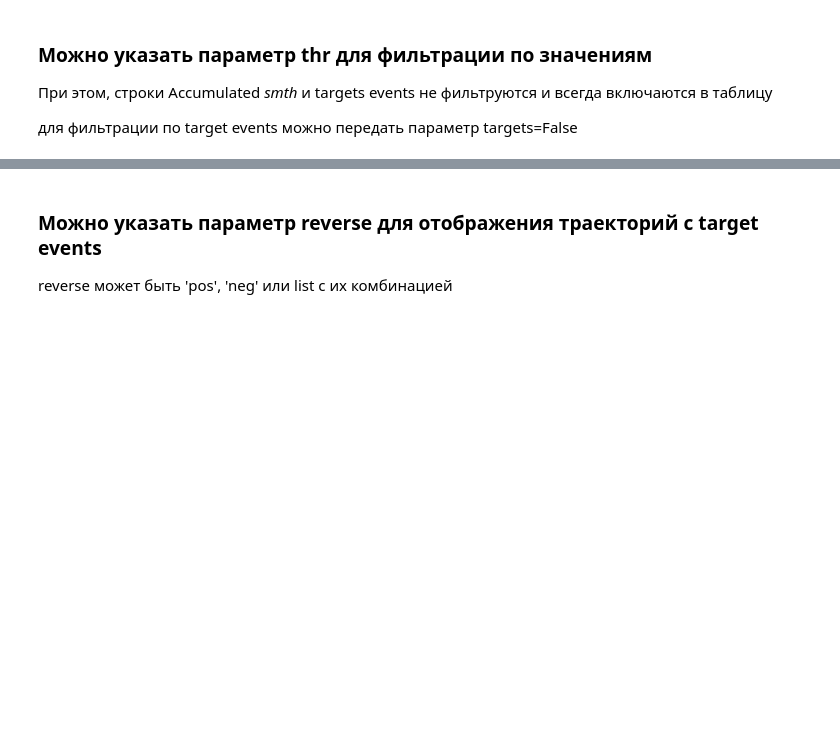
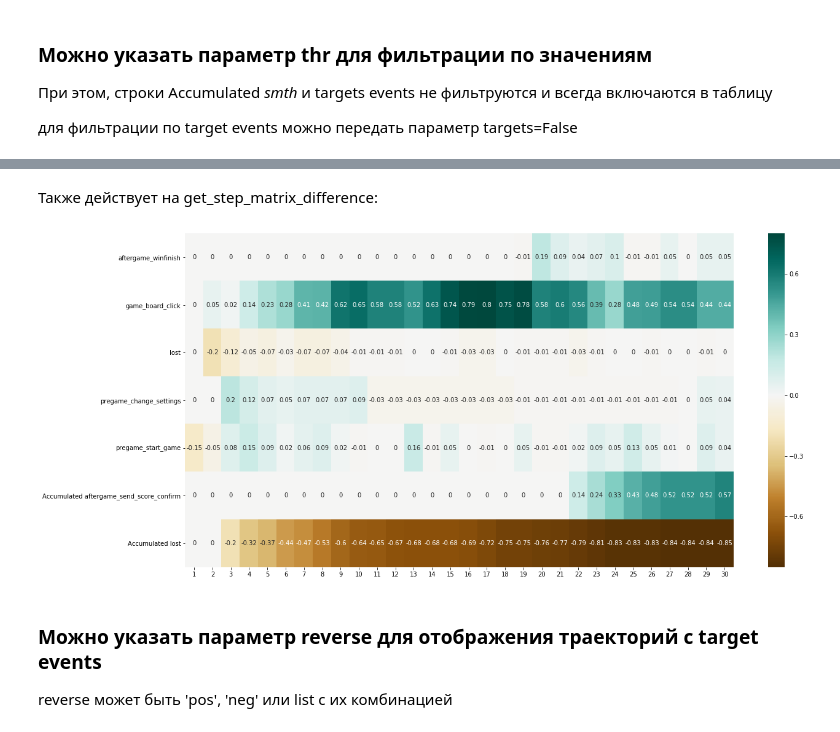
Before and after one commit to retentioneering/retentioneering-tools, a Jupyter notebook: examples/simulator.ipynb, the cells around one changed output, grey strips where cells are left out. Drawn from its saved outputs; the diff is of its cells as text; code cells hidden in the pictures; blank space fills up the shorter version.

```diff
--- a/examples/simulator.ipynb
+++ b/examples/simulator.ipynb
@@ -136,3 +147,10 @@ data_full.retention.get_step_matrix(dt_means=True, max_steps=50, thr=0.3, target
+# %% [markdown]
+Также действует на get_step_matrix_difference:
+# %%
+f = data_full.retention.create_filter(index_col='user_pseudo_id')
+data_full.retention.get_step_matrix_difference(f, targets=False, thr=0.15);
+# %% [output]
+[figure, added]
 # %% [markdown]
 ### Можно указать параметр reverse для отображения траекторий с target events
 reverse может быть 'pos', 'neg' или list с их комбинацией
```
Also changed, not shown: parts of 13 cells of this notebook.
